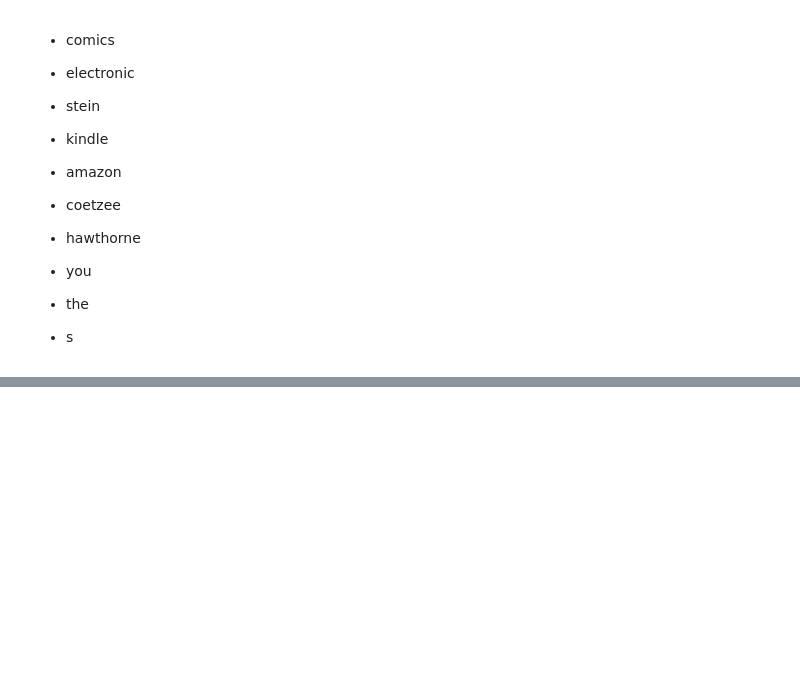
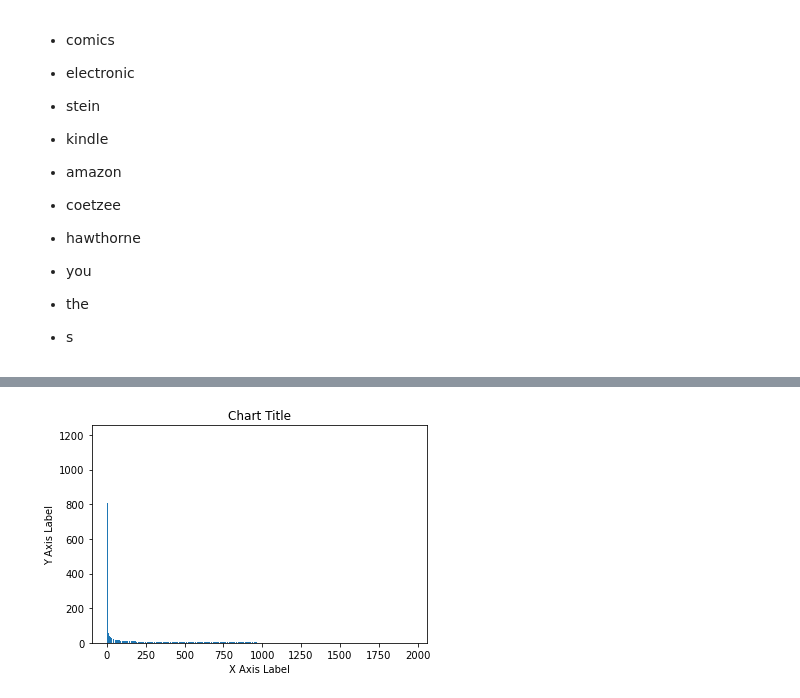
Before and after one commit to K3lson/Distant_Reading, a Jupyter notebook: Distant reading/texts_week2/ogboriauphien_lab2.ipynb, the cells around one changed output, grey strips where cells are left out. Drawn from its saved outputs; the diff is of its cells as text; code cells hidden in the pictures; blank space fills up the shorter version.

```diff
--- a/Distant reading/texts_week2/ogboriauphien_lab2.ipynb
+++ b/Distant reading/texts_week2/ogboriauphien_lab2.ipynb
@@ -165,0 +289,6 @@ sub	5	4608	82	74	8	11	446.897	5.324
+# %%
+# first we will take the text to spacy by calling the nlp() function
+text_doc = nlp(text_short)
+
+#to make sure the nlp is working
+type(text_doc)
@@ -165,0 +299,14 @@ sub	5	4608	82	74	8	11	446.897	5.324
+# %%
+nonstop = []
+stop = []
+
+# we use the for loop to loop through the text to find the stopwords and put them on the stop list and nonstop in the nonstop list using the .append()
+
+for token in text_doc:
+    if token.is_stop:
+        stop.append(token.text)
+    else:
+        nonstop.append(token.text)
+
+# printing everything would be too long so lets print just 30 words for both
+print(nonstop[0:30])
@@ -165,0 +317,9 @@ sub	5	4608	82	74	8	11	446.897	5.324
+# %%
+import pandas as pd
+
+#convert the list to panda series
+series = pd.Series(nonstop, name="chapter_nonstop")
+
+
+
+print(series[0:20])
@@ -165,0 +344,5 @@ sub	5	4608	82	74	8	11	446.897	5.324
+# %%
+# Calculate the frequency of each value using value_counts()
+frequencies = series.value_counts()
+
+print(frequencies)
@@ -165,0 +402,11 @@ sub	5	4608	82	74	8	11	446.897	5.324
+# %%
+
+plt.bar(range(len(frequencies)), frequencies)
+
+plt.xlabel("X Axis Label")
+plt.ylabel("Y Axis Label")
+
+plt.title("Chart Title")
+plt.show()
+# %% [output]
+[figure, added]
```
Also changed, not shown: parts of 38 cells of this notebook, 8 other files.
